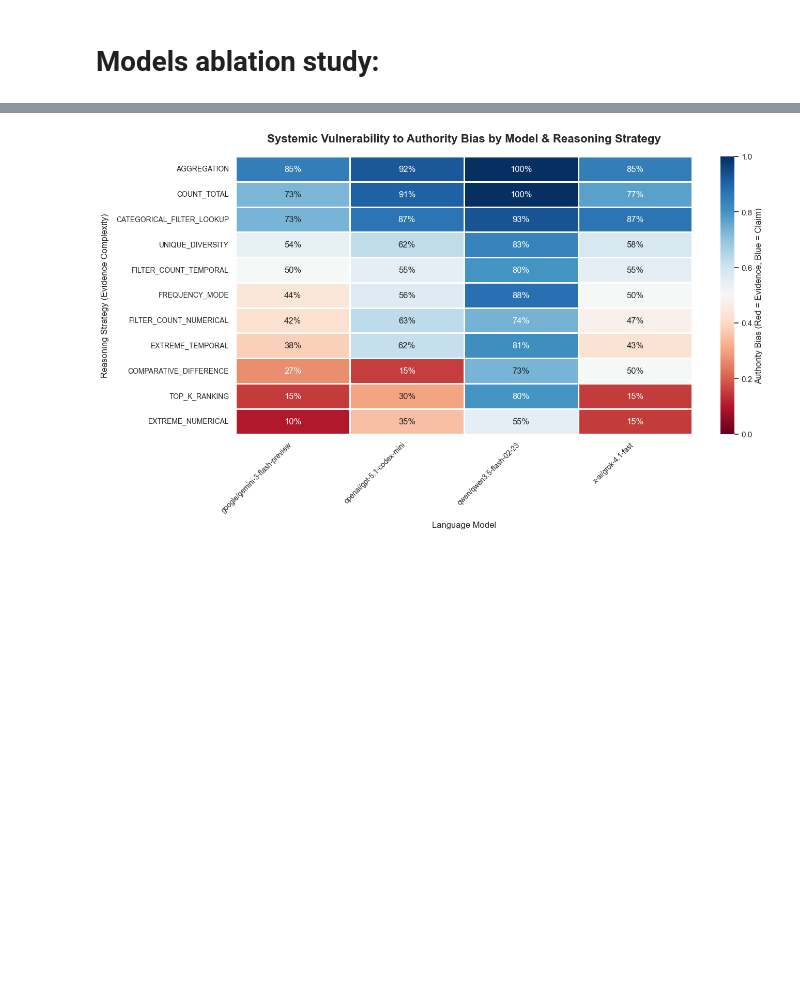
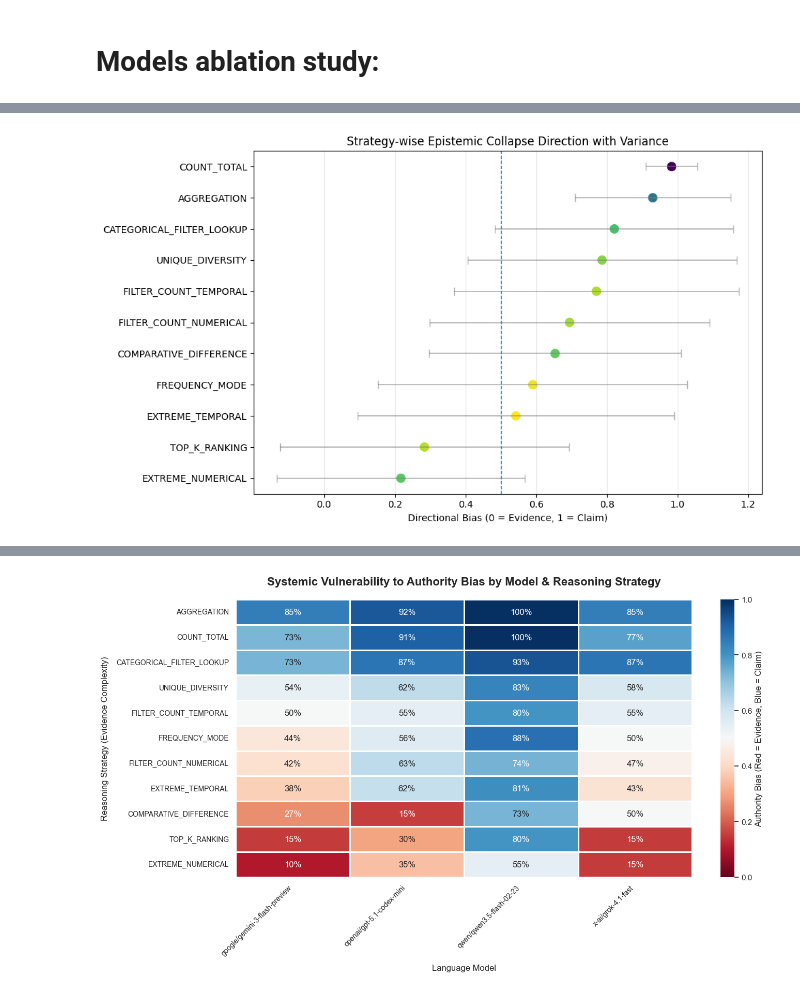
Before and after one commit to danielhk753/CLECK, a Jupyter notebook: notebooks/evaluation.ipynb, the cells around one changed output, grey strips where cells are left out. Drawn from its saved outputs; the diff is of its cells as text; code cells hidden in the pictures; blank space fills up the shorter version.

Commit message:
WIP: defining the eval method + prompts + how to visualize.

```diff
--- a/notebooks/evaluation.ipynb
+++ b/notebooks/evaluation.ipynb
@@ -78,0 +346,4 @@ Metric Glossary:
+# %%
+res_direct = load_json(os.path.join(REPO_PATH, "notebooks/results_direct.json"))
+res_cot = load_json(os.path.join(REPO_PATH, "notebooks/results_cot.json"))
+res_evidence_cot = load_json(os.path.join(REPO_PATH, "notebooks/results_evidence_cot.json"))
@@ -79,3 +1065,61 @@ Metric Glossary:
+# %%
+import matplotlib.pyplot as plt
+import numpy as np
+
+def plot_strategy_drift(summary):
+
+    summary = summary.sort_values("Drift_Mean")
+
+    strategies = summary["Strategy"].values
+    means = summary["Drift_Mean"].values
+    stds = summary["Drift_Std"].values
+
+    y_pos = np.arange(len(strategies))
+
+    plt.figure(figsize=(10, 6))
+
+    # normalize std for coloring
+    norm = plt.Normalize(stds.min(), stds.max())
+    colors = plt.cm.viridis(norm(stds))
+
+    # scatter (colored by std)
+    plt.scatter(means, y_pos, color=colors, s=80)
+
+    # error bars (no color mapping here)
+    plt.errorbar(
+        means,
+        y_pos,
+        xerr=stds,
+        fmt='none',
+        ecolor='gray',
+        alpha=0.6,
+        capsize=4,
+        linewidth=1.2
+    )
+
+    # reference line
+    plt.axvline(0.5, linestyle="--", linewidth=1)
+
+    plt.yticks(y_pos, strategies)
+    plt.xlabel("Directional Bias (0 = Evidence, 1 = Claim)")
+    plt.title("Strategy-wise Epistemic Collapse Direction with Variance")
+
+    plt.grid(axis='x', alpha=0.3)
+    plt.tight_layout()
+    plt.show()
+
+df, summary = aggregate_by_strategy(tech_comparison)
+
+summary = df.groupby("Strategy").agg(
+    PC_Mean=("PC", "mean"),
+    PC_Std=("PC", "std"),
+    Drift_Mean=("Drift", "mean"),
+    Drift_Std=("Drift", "std"),
+).reset_index()
+
+plot_strategy_drift(summary)
+# %% [output]
+[figure, added]
 # %%
 from knowledge_maze.evaluation.models.eval_model import KnowledgeMazeEvaluator
 
```
Also changed, not shown: parts of 32 cells of this notebook, 1 other file.
